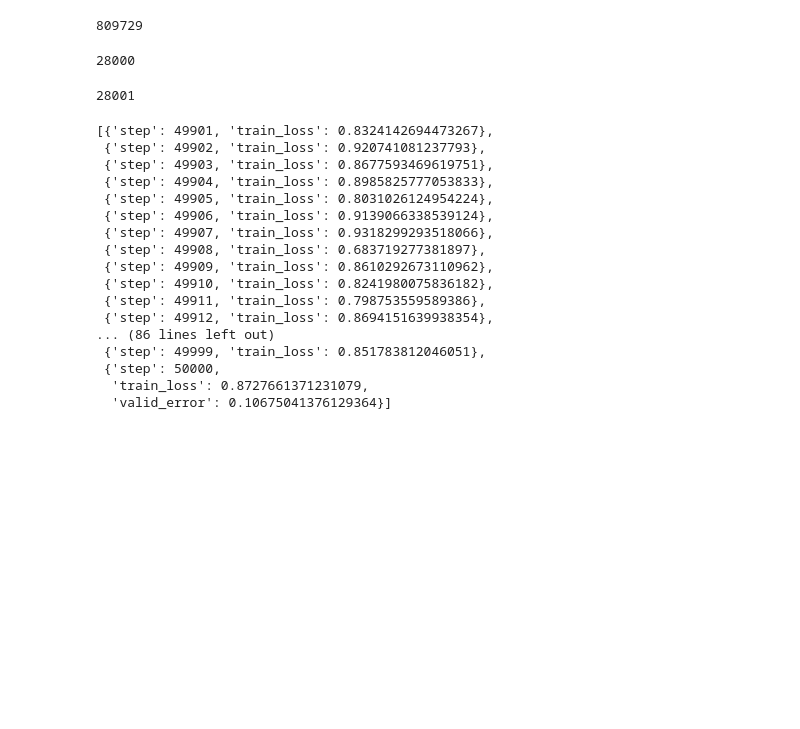
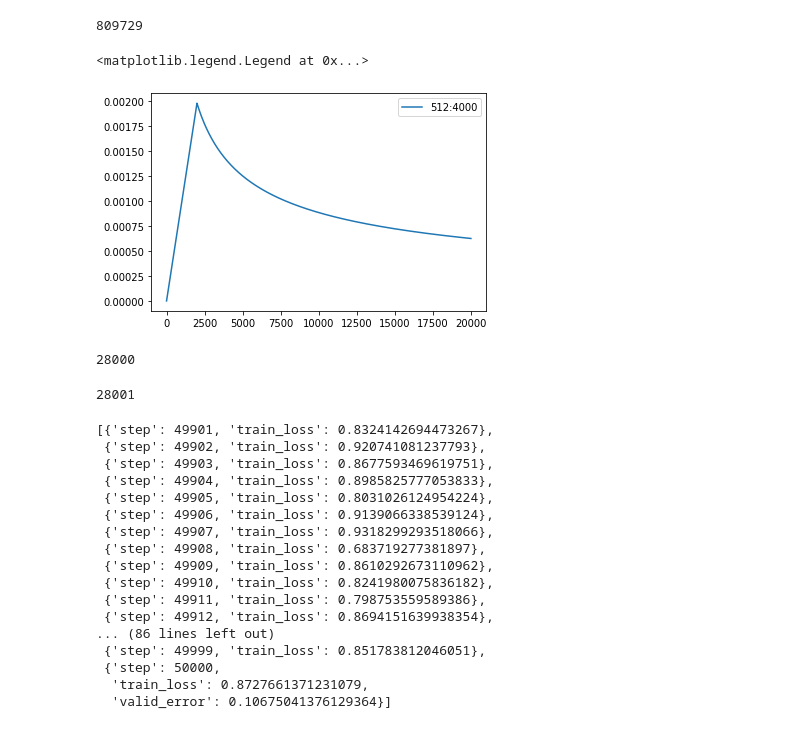
Before and after one commit to mmsamiei/MS-Thesis-Phase2, a Jupyter notebook: Models/Bakeri/Bakeri.ipynb, the cells around one changed output. Saved outputs shown, nothing was run; the diff lists cells and outputs as text; code cells hidden in the pictures; blank space fills up the shorter version.

```diff
--- a/Models/Bakeri/Bakeri.ipynb
+++ b/Models/Bakeri/Bakeri.ipynb
@@ -271,7 +269,15 @@ class NoamOpt:
 optimizer = NoamOpt(128, 1, 2000,
             torch.optim.Adam(model.parameters(), lr=0, betas=(0.9, 0.98), eps=1e-9))
 
-optimizer = torch.optim.Adam(model.parameters(), lr=3e-5)
+#optimizer = torch.optim.Adam(model.parameters(), lr=3e-5)
+# %%
+import matplotlib.pyplot as plt
+import numpy as np
+plt.plot(np.arange(1, 20000), [optimizer.rate(i) for i in range(1, 20000)])
+plt.legend(["512:4000", "512:8000", "256:4000"])
+# %% [output]
+<matplotlib.legend.Legend at 0x...>
+[figure, added]
 # %%
 import torch.nn.functional as F
 
```
Also changed, not shown: parts of 3 cells of this notebook.
